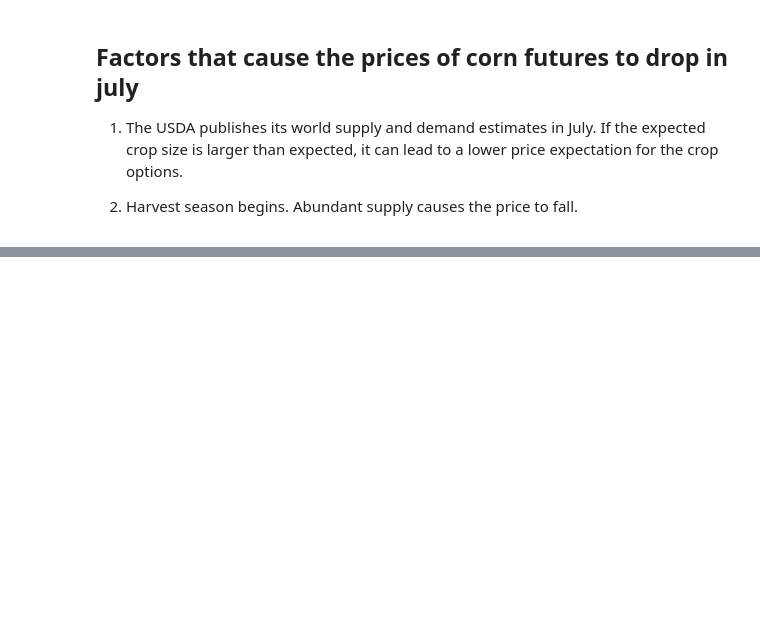
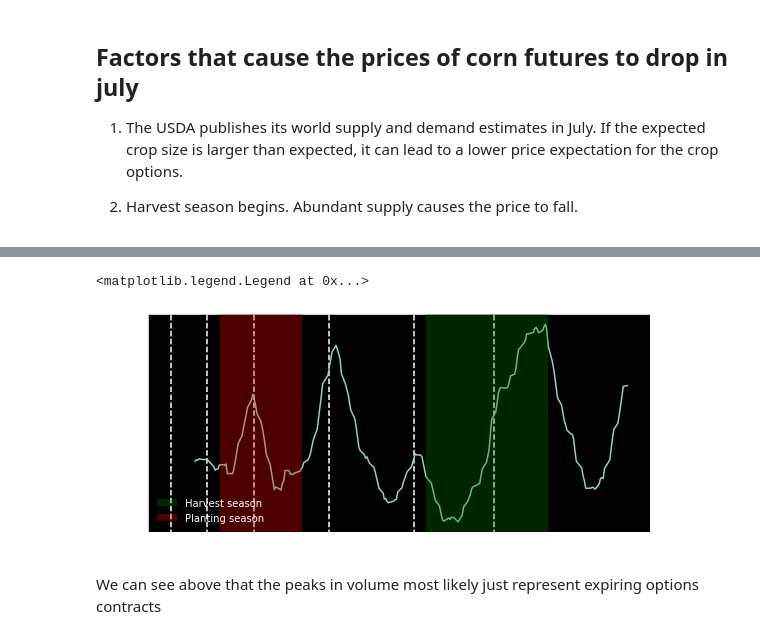
Before and after one commit to nsushant/quant_trading, a Jupyter notebook: Getting_a_feel_for_commodities.ipynb, the cells around one changed output, grey strips where cells are left out. Drawn from its saved outputs; the diff is of its cells as text; code cells hidden in the pictures; blank space fills up the shorter version.

```diff
--- a/Getting_a_feel_for_commodities.ipynb
+++ b/Getting_a_feel_for_commodities.ipynb
@@ -118,0 +135,27 @@ So looks like its just seasonality as described by the CME institute's website (
+# %%
+# rolling mean with a month as the window size
+df_median = one_year_corn_futures_history.rolling(30).mean()
+
+plt.figure(figsize=(9,4))
+
+#lines showing options expiry dates
+dates_expiry = [datetime.strptime('2023-02-23', '%Y-%m-%d'),\
+                datetime.strptime('2023-03-22', '%Y-%m-%d'),\
+                datetime.strptime('2023-04-26', '%Y-%m-%d'),\
+                datetime.strptime('2023-06-21', '%Y-%m-%d'),\
+                datetime.strptime('2023-08-23', '%Y-%m-%d'),\
+                datetime.strptime('2023-10-22', '%Y-%m-%d')]
+for i in dates_expiry:
+    #matplotlib.pyplot.axvline(x=0, ymin=0, ymax=1,
+    plt.axvline(i,300000,0,ls='--')
+
+
+plt.plot(df_median.index.values,df_median['Volume'].values)
+plt.axvspan(sep_date_1, dec_date_1, facecolor='g', alpha=0.3,zorder=3,label='Harvest season')
+plt.axvspan(apr_date_1, jun_date_1, facecolor='r', alpha=0.3,zorder=3,label='Planting season')
+plt.legend(frameon=False,loc="lower left")
+# %% [output]
+<matplotlib.legend.Legend at 0x...>
+[figure, added]
+# %% [markdown]
+We can see above that the peaks in volume most likely just represent expiring options contracts
```
Also changed, not shown: parts of 4 cells of this notebook.
